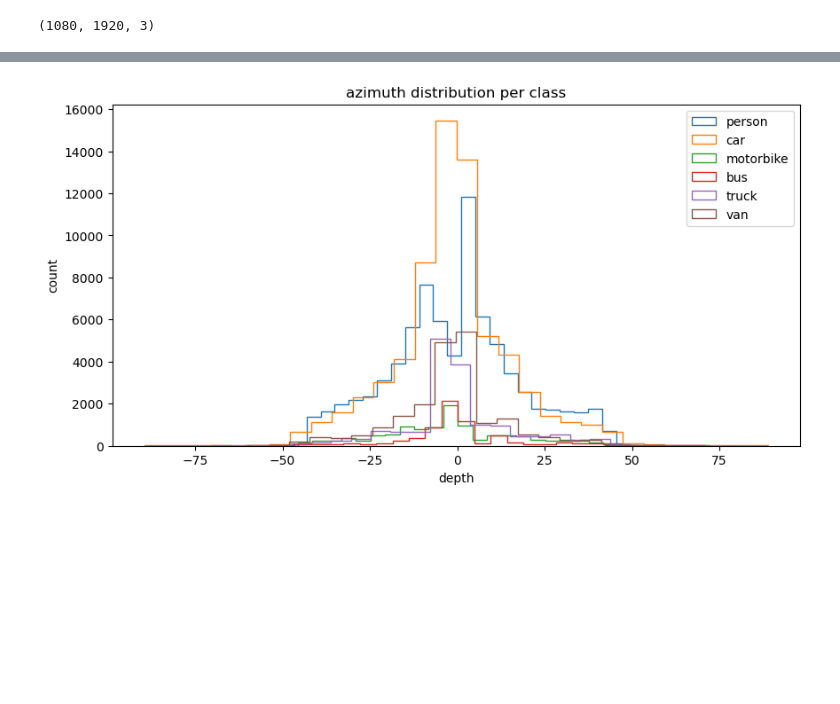
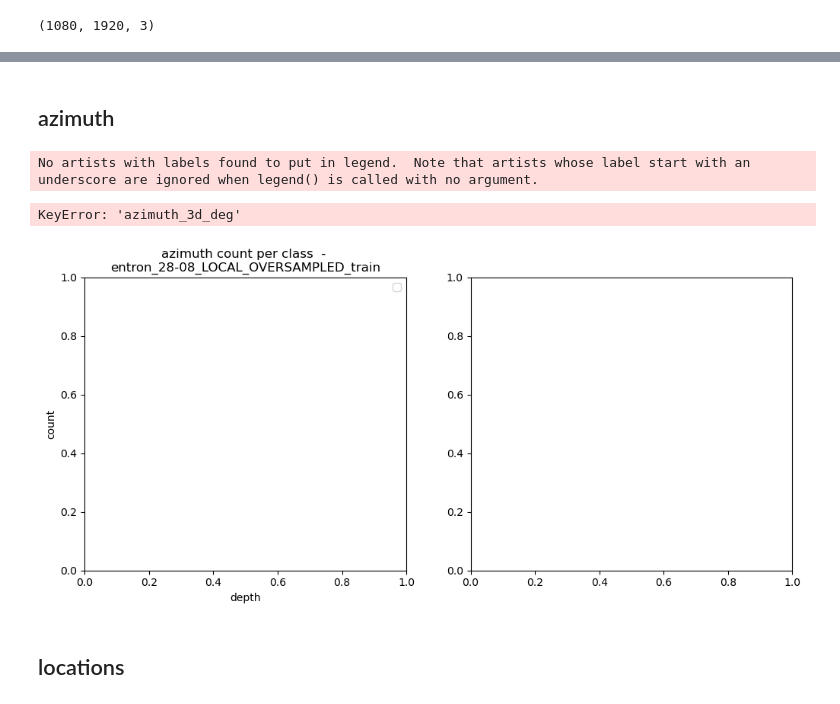
Before and after one commit to itamargins/scripts, a Jupyter notebook: Data_EDA.ipynb, the cells around one changed output, grey strips where cells are left out. Saved outputs shown, nothing was run; the diff lists cells and outputs as text; code cells hidden in the pictures; blank space fills up the shorter version.

```diff
--- a/Data_EDA.ipynb
+++ b/Data_EDA.ipynb
@@ -12,10 +22,14 @@ IMAGE_SHAPE = (1240, 720)
 # useful reference: https://github.com/imagry/AVM_PSD/blob/main/src/data/psd_data.ipynb
 # %%
-coco_path = "/home/imagry/offline_data/cognata/cognata_103sim.json"
-coco_path = "/home/imagry/offline_data/sheba_trips/entron2057_val.json"
+coco_path = "/home/imagry/offline_data/sheba_trips/entron_28-08/entron_28-08_LOCAL_OVERSAMPLED_train.json"
+
 with open(coco_path, "r") as f:
     data = json.load(f)
-data.keys()
+print(data.keys())
+
+ds_name  = os.path.basename(coco_path).split('.')[0]
+
+cognata = False
 # %% [output]
 dict_keys(['images', 'annotations', 'categories', 'cameras_info'])
 # %%
@@ -85,0 +194,10 @@ plt.show()
+# %%
+ann_df = pd.DataFrame(data['annotations'])
+images_with_one_ann = []
+for image_id, (image, ann_df_by_image) in enumerate(ann_df.groupby("image_id")):
+    if len(ann_df_by_image) == 1:
+        # print(image)
+        images_with_one_ann.append(image)
+
+images_with_one_ann = [image_df.iloc[index]['file_name'] for index in images_with_one_ann]
+len(images_with_one_ann)
@@ -86,15 +351,37 @@ plt.show()
+# %% [markdown]
+## azimuth
 # %%
-plt.figure(figsize=(10,5))
-plt.title("azimuth distribution per class")
-plt.xlabel("depth")
-plt.ylabel("count")
+fig, axes = plt.subplots(1, 2, figsize=(12, 5))
+
+# PLOT COUNT
+axes[0].set_title(f"azimuth count per class  - \n{ds_name}")
+axes[0].set_xlabel("depth")
+axes[0].set_ylabel("count")
+axes[0].legend()
 for category, category_df in ann_df.groupby("category_id"):
-    if category_df.shape[0] > 1000:
-        plt.hist(category_df['azimuth_3d_deg'],# alpha=0.3,
-                 label=class_mapping[category], bins=30,
+    if category_df.shape[0] > instance_threshold:
+        axes[0].hist(category_df['azimuth_3d_deg'],# alpha=0.3,
+                 label=class_mapping[category], bins=25,
                  histtype='step') # , color=colormap[category])
-plt.legend()
+
+# PLOT DENSITY - TODO: too crowded
+axes[1].set_title(f"azimuth distribution per class - \n{ds_name}")
+axes[1].set_xlabel("depth")
+axes[1].set_ylabel("count")
+for category, category_df in ann_df.groupby("category_id"):
+    if category_df.shape[0] > instance_threshold:
+        axes[1].hist(category_df['azimuth_3d_deg'],
+                 label=class_mapping[category], bins=25,
+                 histtype='step', density=True)
+axes[1].legend()
+
+
+# plt.legend()
 plt.show()
 # %% [output]
+No artists with labels found to put in legend.  Note that artists whose label start with an underscore are ignored when legend() is called with no argument.
+KeyError: 'azimuth_3d_deg'
-[figure, old version]
+[figure, new version]
+# %% [markdown]
+## locations
 # %%
```
Also changed, not shown: parts of 53 cells of this notebook, 17 other files.
